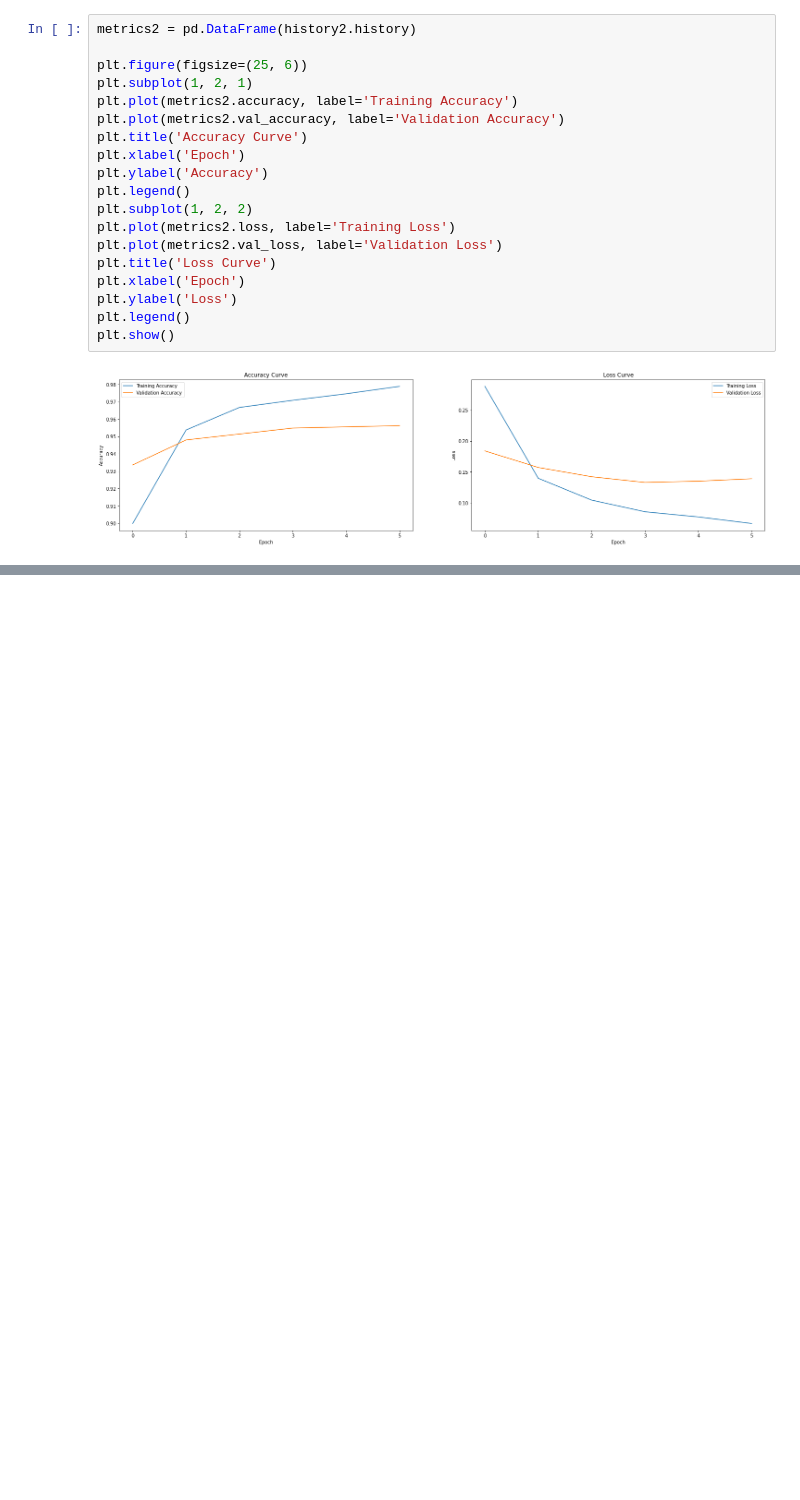
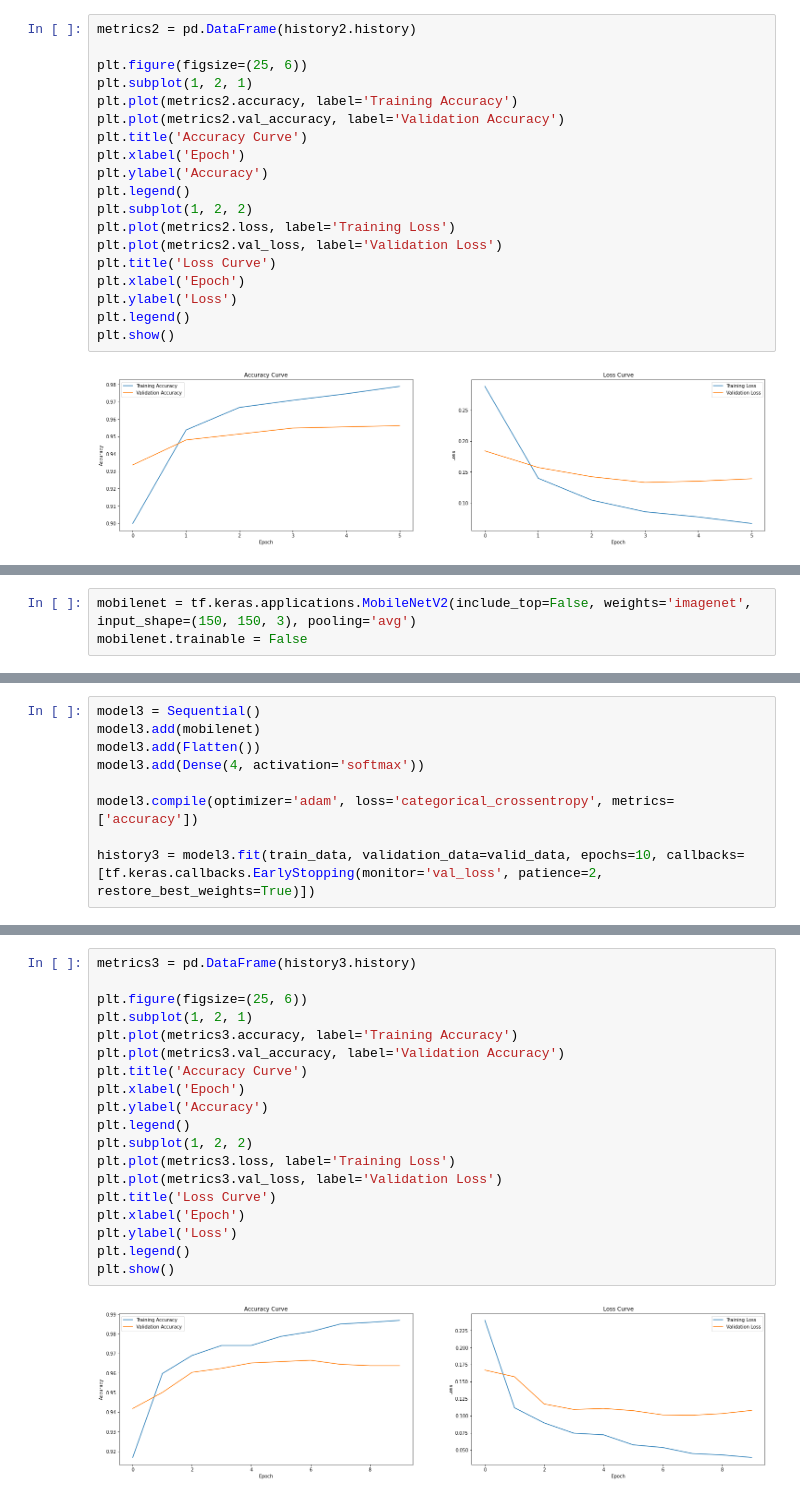
Before and after one commit to Penzragon/Plant-Diseases-Detection, a Jupyter notebook: plant_script.ipynb, the cells around one changed output, grey strips where cells are left out. Saved outputs shown, nothing was run; the diff lists cells and outputs as text; blank space fills up the shorter version.

Commit message:
Add MobileNetV2 model

```diff
--- a/plant_script.ipynb
+++ b/plant_script.ipynb
@@ -235,0 +238,3 @@ Northern Leaf Blight       1.00      0.83      0.91         6
+# %%
+mobilenet = tf.keras.applications.MobileNetV2(include_top=False, weights='imagenet', input_shape=(150, 150, 3), pooling='avg')
+mobilenet.trainable = False
@@ -235,0 +243,9 @@ Northern Leaf Blight       1.00      0.83      0.91         6
+# %%
+model3 = Sequential()
+model3.add(mobilenet)
+model3.add(Flatten())
+model3.add(Dense(4, activation='softmax'))
+
+model3.compile(optimizer='adam', loss='categorical_crossentropy', metrics=['accuracy'])
+
+history3 = model3.fit(train_data, validation_data=valid_data, epochs=10, callbacks=[tf.keras.callbacks.EarlyStopping(monitor='val_loss', patience=2, restore_best_weights=True)])
@@ -235,0 +273,21 @@ Northern Leaf Blight       1.00      0.83      0.91         6
+# %%
+metrics3 = pd.DataFrame(history3.history)
+
+plt.figure(figsize=(25, 6))
+plt.subplot(1, 2, 1)
+plt.plot(metrics3.accuracy, label='Training Accuracy')
+plt.plot(metrics3.val_accuracy, label='Validation Accuracy')
+plt.title('Accuracy Curve')
+plt.xlabel('Epoch')
+plt.ylabel('Accuracy')
+plt.legend()
+plt.subplot(1, 2, 2)
+plt.plot(metrics3.loss, label='Training Loss')
+plt.plot(metrics3.val_loss, label='Validation Loss')
+plt.title('Loss Curve')
+plt.xlabel('Epoch')
+plt.ylabel('Loss')
+plt.legend()
+plt.show()
+# %% [output]
+[figure, added]
```
Also changed, not shown: parts of 5 cells of this notebook.
